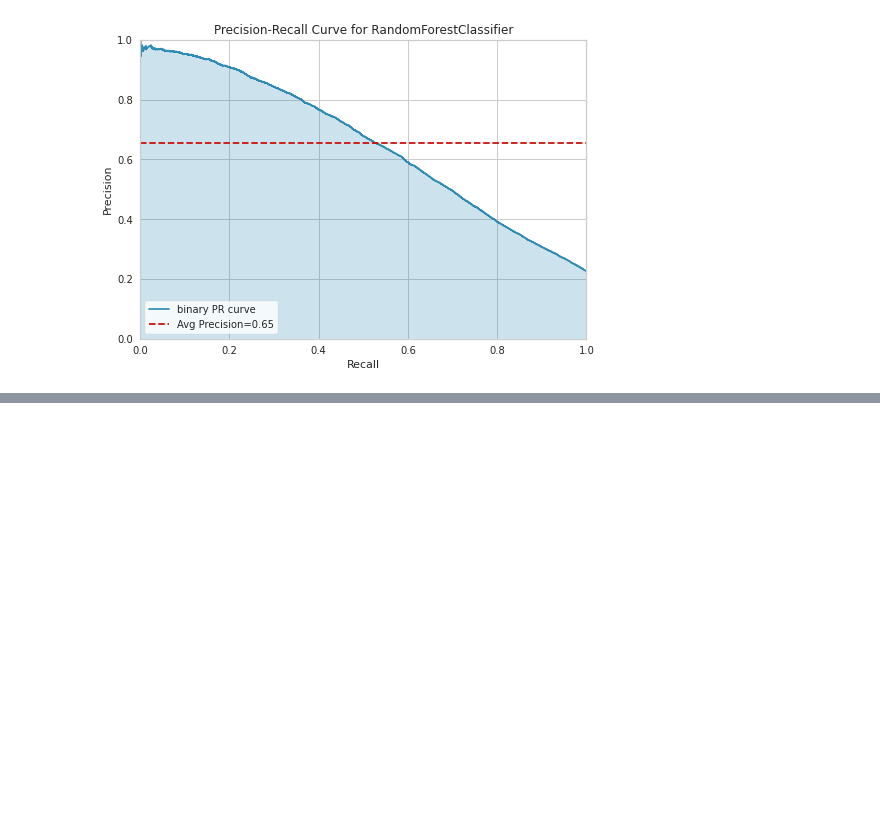
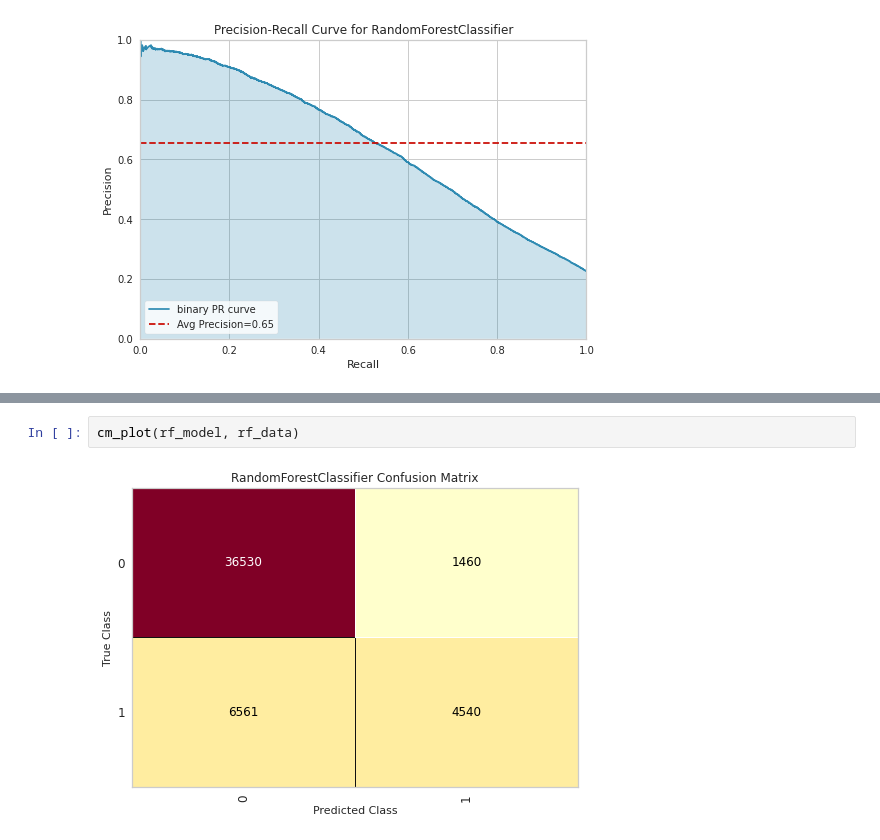
Before and after one commit to hadi-gharibi/oreh_yreviled, a Jupyter notebook: notebooks/03-modeling.ipynb, the cells around one changed output, grey strips where cells are left out. Drawn from its saved outputs; the diff is of its cells as text; blank space fills up the shorter version.

```diff
--- a/notebooks/03-modeling.ipynb
+++ b/notebooks/03-modeling.ipynb
@@ -150,0 +160,4 @@ lc_plot(rf_model, rf_data, n_jobs=2)
+# %%
+cm_plot(rf_model, rf_data)
+# %% [output]
+[figure, added]
```
Also changed, not shown: parts of 15 cells of this notebook.
